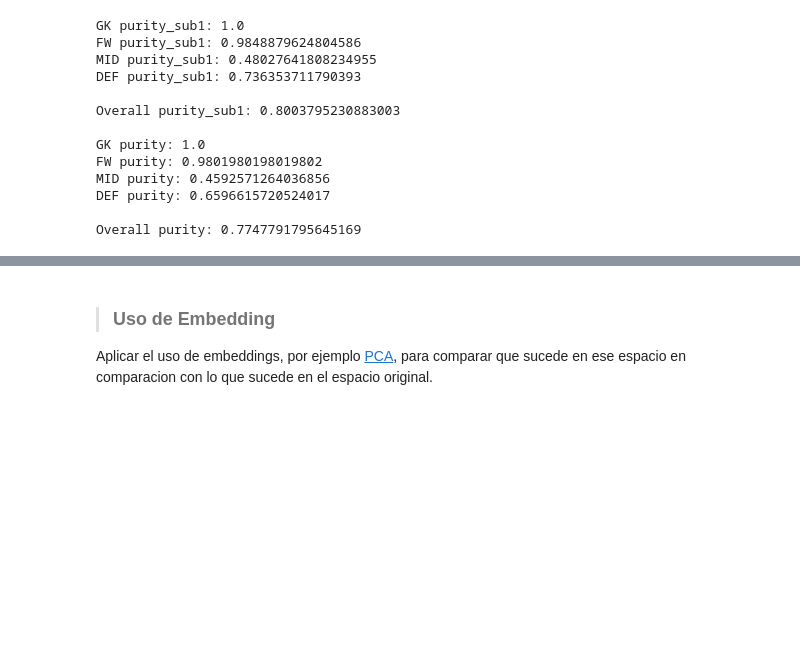
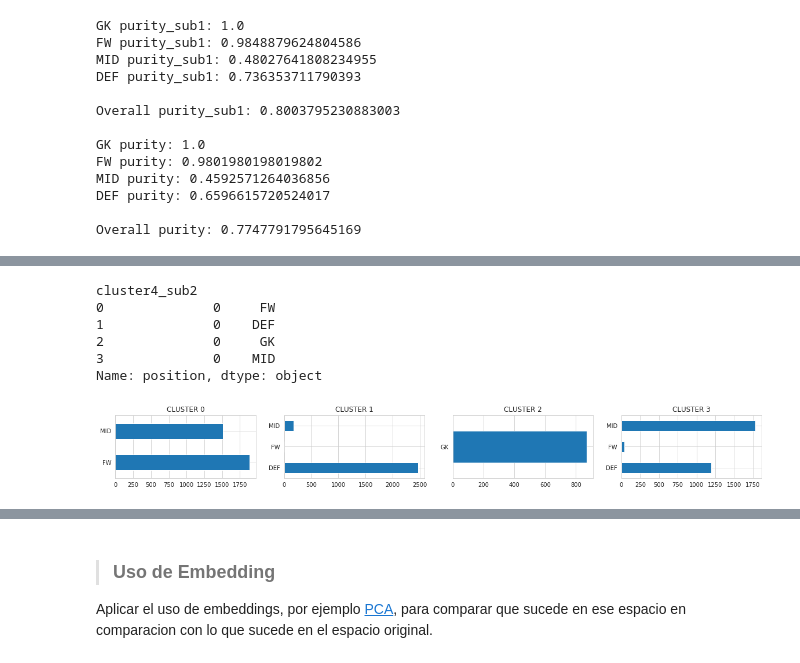
Before and after one commit to diplodatos2019/Mentoria_Aprendizaje_No_Supervisado, a Jupyter notebook: Gianfranco/Practico_ANS.ipynb, the cells around one changed output, grey strips where cells are left out. Drawn from its saved outputs; the diff is of its cells as text; code cells hidden in the pictures; blank space fills up the shorter version.

Commit message:
Clustering using 4 subset2

```diff
--- a/Gianfranco/Practico_ANS.ipynb
+++ b/Gianfranco/Practico_ANS.ipynb
@@ -657,0 +658,16 @@ Overall purity: 0.7747791795645169
+# %%
+player_df_sub2 = player_df[
+    ['gk_positioning',
+    'standing_tackle',
+    'vision',
+    'finishing',
+    'dribbling',
+    'acceleration'
+    ]
+]
+# %%
+kmeans_sub2 = KMeans(n_clusters=4, n_jobs=-1)
+kmeans_sub2.fit(player_df_sub2)
+player_df_clusters['kmedias_4_sub2']=kmeans_sub2.labels_
+print(kmeans_sub2)
+player_df_clusters.head(10)
@@ -657,0 +691,42 @@ Overall purity: 0.7747791795645169
+# %%
+# Positions and Labels
+pos_label_sub2 = pd.DataFrame(
+    {
+        'player_name': player_df.index.tolist(),
+        'position': player_position_list,
+        'cluster4': player_df_clusters['kmedias_4'].tolist(),
+        'cluster4_sub1': player_df_clusters['kmedias_4_sub1'].tolist(),
+        'cluster4_sub2': player_df_clusters['kmedias_4_sub2'].tolist()
+    },
+    columns = ['player_name', 'position', 'cluster4', 'cluster4_sub1', 'cluster4_sub2']
+)
+pos_label_sub2.sort_values("position")
+
+plt.figure(figsize=(20,2))
+plt.subplot(1,4,1)
+pos_label_sub2[(pos_label_sub2.cluster4_sub2 == 0)]['position'].value_counts().sort_index().plot('barh')
+plt.title('CLUSTER 0')
+plt.subplot(1,4,2)
+pos_label_sub2[(pos_label_sub2.cluster4_sub2 == 1)]['position'].value_counts().sort_index().plot('barh')
+plt.title('CLUSTER 1')
+plt.subplot(1,4,3)
+pos_label_sub2[(pos_label_sub2.cluster4_sub2 == 2)]['position'].value_counts().sort_index().plot('barh')
+plt.title('CLUSTER 2')
+plt.subplot(1,4,4)
+pos_label_sub2[(pos_label_sub2.cluster4_sub2 == 3)]['position'].value_counts().sort_index().plot('barh')
+plt.title('CLUSTER 3')
+
+print(pos_label_sub2.groupby(["cluster4_sub2"])['position'].apply(pd.Series.mode))
+
+cluster_0_sub2 = pos_label_sub2[(pos_label_sub2.cluster4_sub2 == 0) & (pos_label_sub2.position == "FW")]
+cluster_1_sub2 = pos_label_sub2[(pos_label_sub2.cluster4_sub2 == 1) & (pos_label_sub2.position == "DEF")]
+cluster_2_sub2 = pos_label_sub2[(pos_label_sub2.cluster4_sub2 == 2) & (pos_label_sub2.position == "GK")]
+cluster_3_sub2 = pos_label_sub2[(pos_label_sub2.cluster4_sub2 == 3) & (pos_label_sub2.position == "MID")]
+# %% [output]
+cluster4_sub2
+0              0     FW
+1              0    DEF
+2              0     GK
+3              0    MID
+Name: position, dtype: object
+[figure, added]
```
Also changed, not shown: parts of 5 cells of this notebook.
